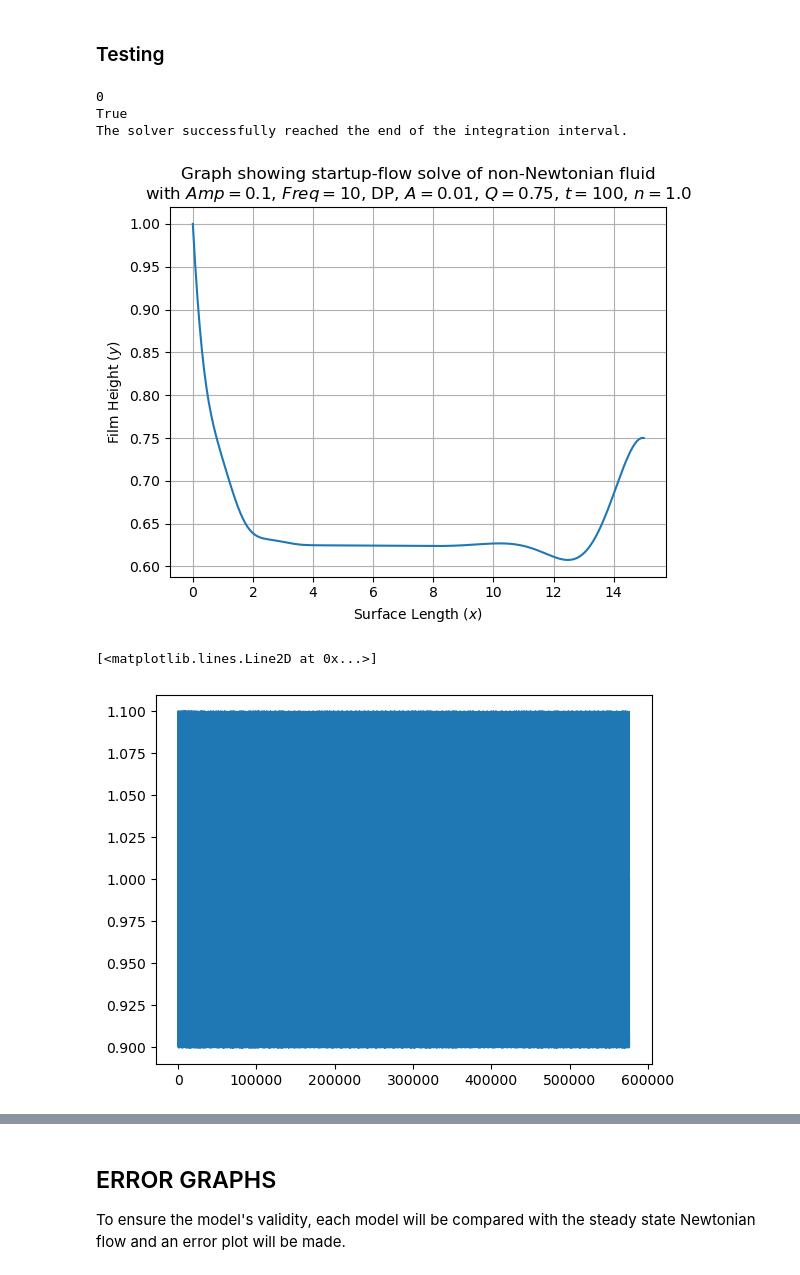
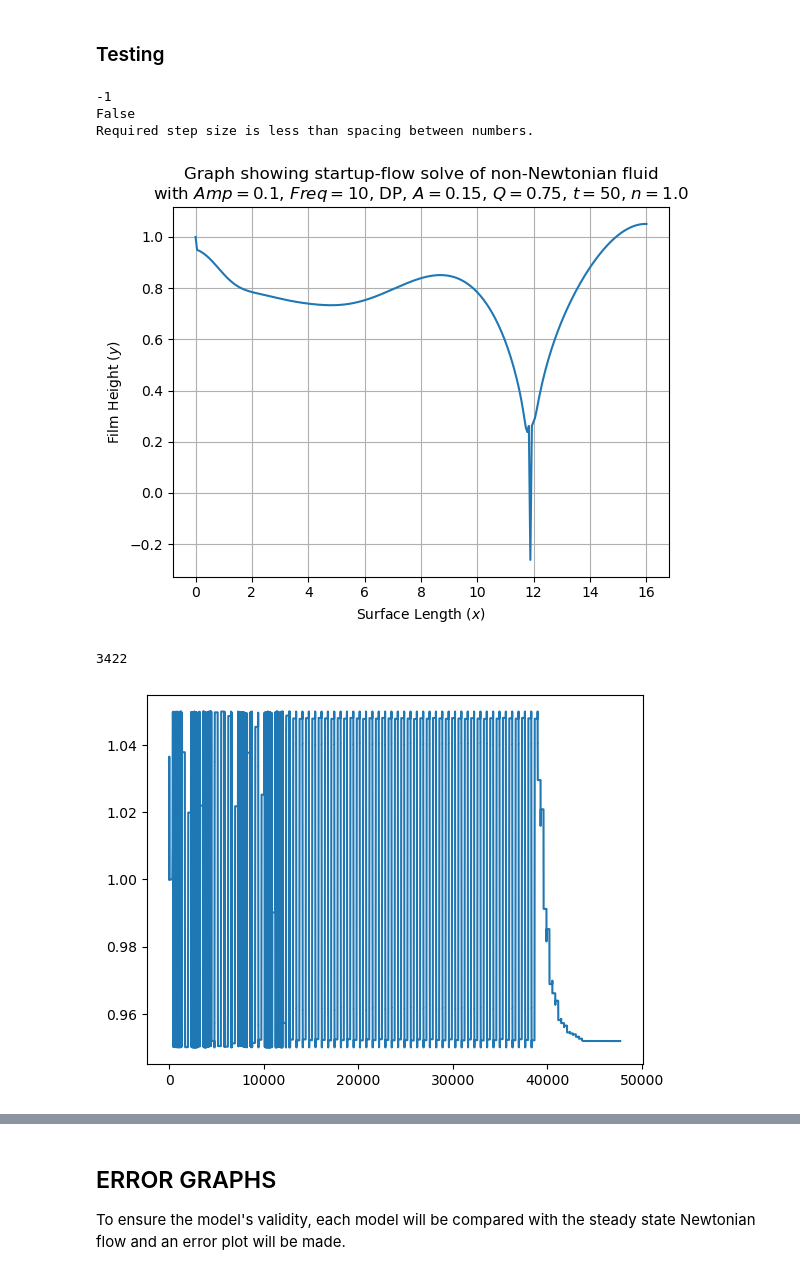
Before and after one commit to jrobo-gith/Independent-project-code, a Jupyter notebook: collection.ipynb, the cells around one changed output, grey strips where cells are left out. Cells and saved outputs as stored; diff of their text form; code cells hidden in the pictures.

```diff
--- a/collection.ipynb
+++ b/collection.ipynb
@@ -854,7 +964,7 @@ def FVM_RHS_h_0(t:float, h:np.ndarray, args:tuple) -> np.ndarray:
 
     N = GV['N']
 
-    make_step, h_0_func, h_0_func_args, dx, Q, _, n = args
+    make_step, h_0_func, h_0_func_args, dx, Q, _, n, _ = args
 
     h = h.copy()
     dhdt = np.zeros_like(h)
@@ -891,38 +1001,43 @@ def h_0_sine(t:float, Amp:float, f:float, phi:float) -> float:
     """
     return Amp * np.sin(2 * np.pi * f * t + phi)
 # %%
-def PL_DP_make_step_h_0(h, i, args):
+def make_step(h, i, args):
     """
     (Try, except)'s are for the BCs, as q_minus won't be computable for BCs at the start and q_plus won't be computable
     for BCs at the end.
     The bool 'print_except' is for making sure anything inside the for loop is not displaying a 0.
     """
 
-    _, _, _, dx, Q, A, n = args
+    _, _, _, dx, Q, A, n, linear = args
 
     DX = 1/dx**3
-    epsilon = 0
 
     try:
-        disjoining_pressure_term = -A/(6*np.pi*h[i]**3)
-        non_linear_h = (0.5 * (h[i] + h[i+1]))**((2*n + 1)/n) + epsilon
-        third_order = abs(-h[i-1] + 3*h[i] - 3*h[i+1] + h[i+2] + epsilon - disjoining_pressure_term) ** (1 / n)
-        third_order_sign = np.sign(-h[i-1] + 3*h[i] - 3*h[i+1] + h[i+2] - disjoining_pressure_term)
+        disjoining_pressure_term = 3 * A * (((h[i+1]+h[i])/2)**-4) * ((h[i+1]-h[i])/dx)
+        if linear:
+            non_linear_h = 1
+        else:
+            non_linear_h = (0.5 * (h[i] + h[i+1]))**((2*n + 1)/n)
+        third_order = abs(DX * (-h[i-1] + 3*h[i] - 3*h[i+1] + h[i+2]) + disjoining_pressure_term) ** (1 / n)
+        third_order_sign = np.sign(DX * (-h[i-1] + 3*h[i] - 3*h[i+1] + h[i+2]) + disjoining_pressure_term)
         advection_term = h[i]
 
-        q_plus = DX  * non_linear_h * third_order_sign * third_order + advection_term
+        q_plus = non_linear_h * third_order_sign * third_order + advection_term
 
     except IndexError:
         q_plus = 0
 
     try:
-        disjoining_pressure_term = -A/(6*np.pi*h[i-1]**3)
-        non_linear_h = (0.5 * (h[i] + h[i-1])) ** ((2*n+1)/n) + epsilon
-        third_order = abs(-h[i-2] + 3*h[i-1] - 3*h[i] + h[i+1] + epsilon - disjoining_pressure_term) ** (1 / n)
-        third_order_sign = np.sign(-h[i-2] + 3*h[i-1] - 3*h[i] + h[i+1] - disjoining_pressure_term)
+        disjoining_pressure_term = 3 * A * (((h[i] + h[i-1])/2)**-4) * ((h[i] - h[i-1]) / dx)
+        if linear:
+            non_linear_h = 1
+        else:
+            non_linear_h = (0.5 * (h[i] + h[i-1])) ** ((2*n+1)/n)
+        third_order = abs(DX * (-h[i-2] + 3*h[i-1] - 3*h[i] + h[i+1]) + disjoining_pressure_term) ** (1 / n)
+        third_order_sign = np.sign(DX * (-h[i-2] + 3*h[i-1] - 3*h[i] + h[i+1]) + disjoining_pressure_term)
         advection_term = h[i-1]
 
-        q_minus = DX * non_linear_h * third_order_sign * third_order + advection_term
+        q_minus = non_linear_h * third_order_sign * third_order + advection_term
 
     except IndexError:
         q_minus = 0
@@ -932,15 +1047,15 @@ def PL_DP_make_step_h_0(h, i, args):
 ### Testing
 # %%
 n = 1.0
-DP = 0.001
+DP = 0.15
 h_initial = np.ones(GV['N']) * GV['h0']
-t_span = GV['t-span']
+t_span = (0, 50)
 
-Amp = 0.1
+Amp = 0.05
 f = 10
 phi = 0
 h_0_args = (Amp, f, phi)
-args = [PL_DP_make_step_h_0, h_0_sine, h_0_args, GV['dx'], GV['Q'], DP, n]
+args = [make_step, h_0_sine, h_0_args, GV['dx'], GV['Q'], DP, n, False]
 h_tracker = []
 
 sol = solve_ivp(fun=FVM_RHS_h_0, y0=h_initial, t_span=t_span, args=(args,), method='BDF', rtol=1e-6, atol=1e-8)
@@ -949,19 +1064,21 @@ print(sol.status)
 print(sol.success)
 print(sol.message)
 # %% [output]
-0
-True
-The solver successfully reached the end of the integration interval.
+-1
+False
+Required step size is less than spacing between numbers.
 # %%
 plt.plot(GV['x'], sol.y[:, -1])
-plt.title(f"Graph showing startup-flow solve of non-Newtonian fluid\nwith $Amp=0.1$, $Freq=10$, DP, $A=0.01$, $Q={GV['Q']}$, $t={GV['t-span'][1]}$, $n={n}$")
+plt.title(f"Graph showing startup-flow solve of non-Newtonian fluid\nwith $Amp=0.1$, $Freq=10$, DP, $A={DP}$, $Q={GV['Q']}$, $t={t_span[1]}$, $n={n}$")
 plt.grid(True)
 plt.xlabel('Surface Length $(x)$')
 plt.ylabel('Film Height $(y)$')
 plt.show()
 
 plt.plot(h_tracker)
+
+print(sol.y.shape[1])
 # %% [output]
-[figure, old version]
+[figure, new version]
-[<matplotlib.lines.Line2D at 0x...>]
+3422
-[figure, old version]
+[figure, new version]
```
Also changed, not shown: parts of 21 cells of this notebook, 16 other files.
